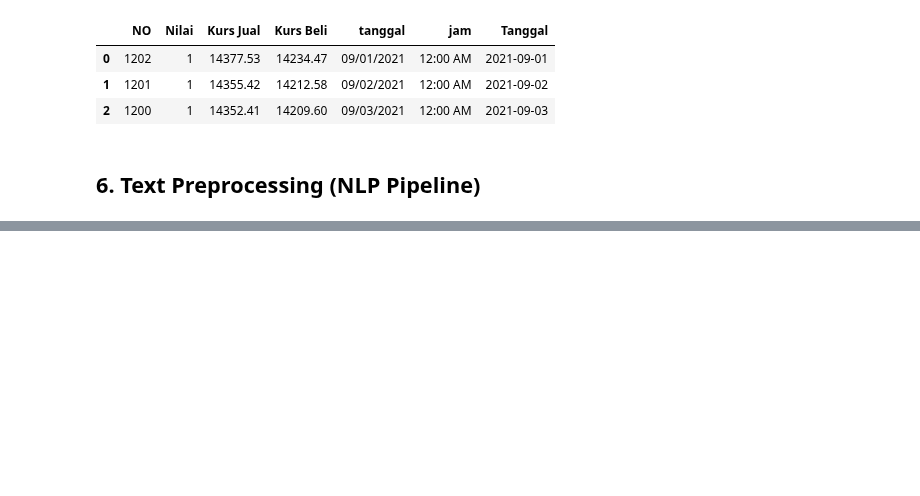
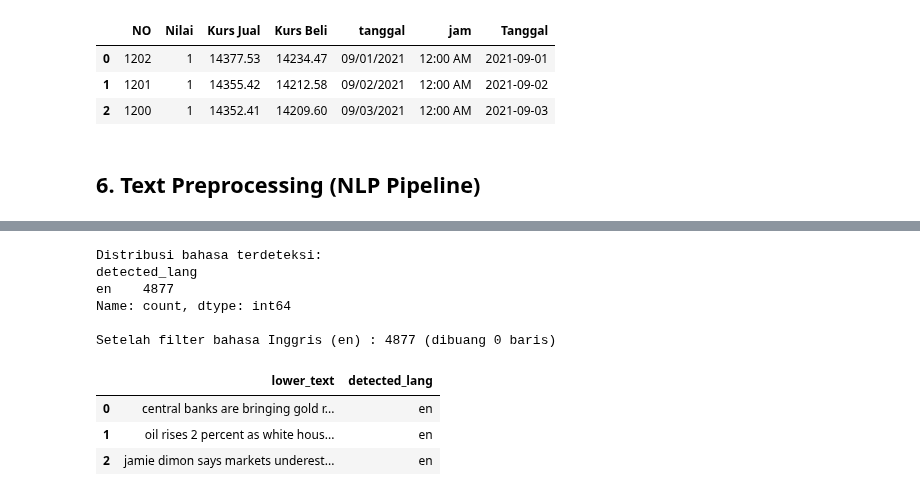
Before and after one commit to farsyaant/nlpproject-grestercinta, a Jupyter notebook: src/preprocessing_pipeline.ipynb, the cells around one changed output, grey strips where cells are left out. Cells and saved outputs as stored; diff of their text form; code cells hidden in the pictures; blank space fills up the shorter version.

```diff
--- a/src/preprocessing_pipeline.ipynb
+++ b/src/preprocessing_pipeline.ipynb
@@ -425,0 +564,31 @@ Setelah dedup tanggal         : 1202
+# %%
+def detect_language(text: str) -> str:
+    if not isinstance(text, str) or len(text.strip()) < 20:
+        return "unknown"
+    try:
+        return detect(text)
+    except LangDetectException:
+        return "unknown"
+
+
+news["detected_lang"] = news["lower_text"].apply(detect_language)
+
+print("Distribusi bahasa terdeteksi:")
+print(news["detected_lang"].value_counts().head(10))
+
+baris_sebelum = len(news)
+news = news.loc[news["detected_lang"] == "en"].reset_index(drop=True)
+print(f"\nSetelah filter bahasa Inggris (en) : {len(news)} (dibuang {baris_sebelum - len(news)} baris)")
+
+news[["lower_text", "detected_lang"]].head(3)
+# %% [output]
+Distribusi bahasa terdeteksi:
+detected_lang
+en    4877
+Name: count, dtype: int64
+
+Setelah filter bahasa Inggris (en) : 4877 (dibuang 0 baris)
+|  | lower_text | detected_lang |
+| 0 | central banks are bringing gold r... | en |
+| 1 | oil rises 2 percent as white hous... | en |
+| 2 | jamie dimon says markets underest... | en |
```
Also changed, not shown: parts of 17 cells of this notebook.
